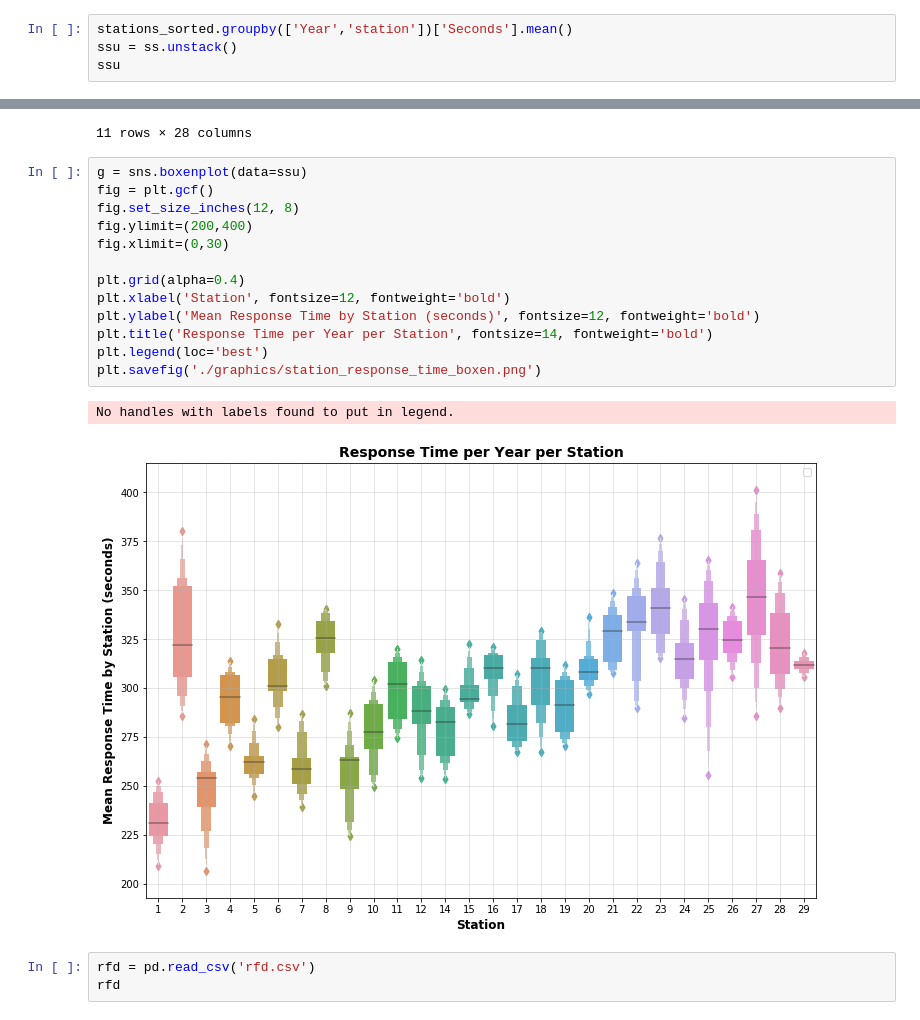
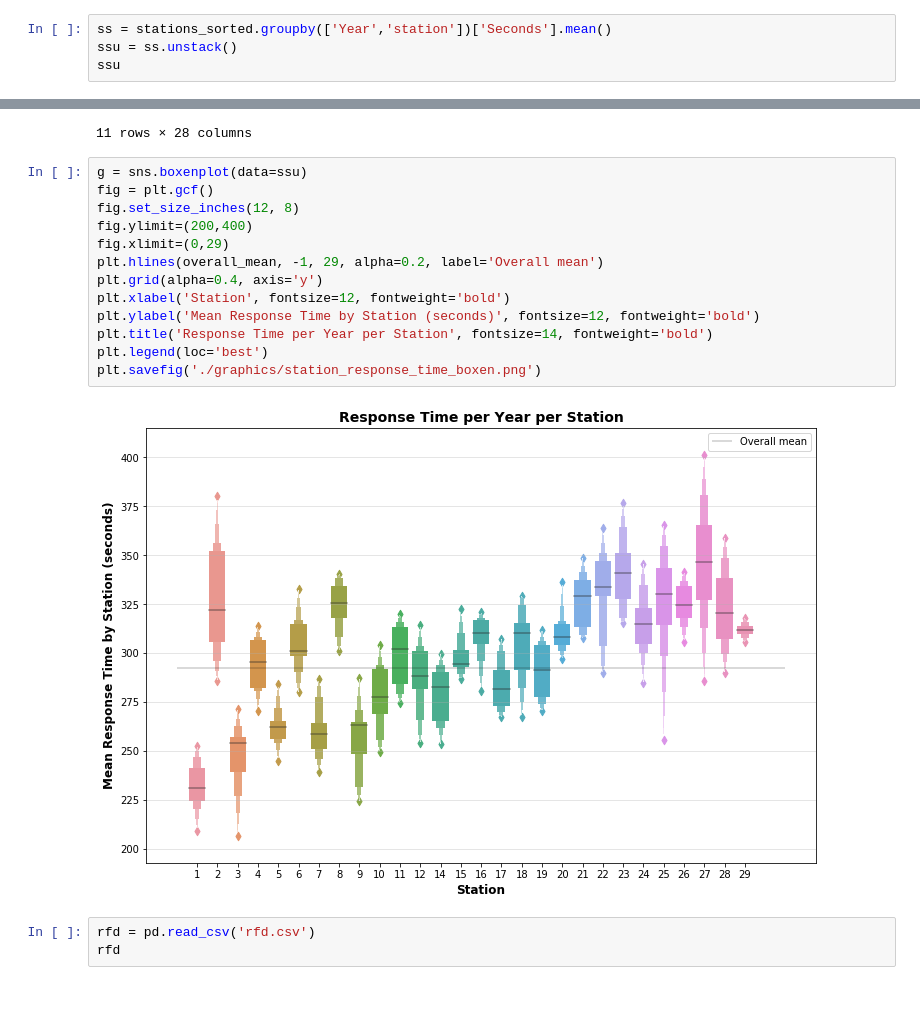
Before and after one commit to xjarodx/Project_1_Group_7, a Jupyter notebook: Fire_Stations.ipynb, the cells around one changed output, grey strips where cells are left out. Drawn from its saved outputs; the diff is of its cells as text.

```diff
--- a/Fire_Stations.ipynb
+++ b/Fire_Stations.ipynb
@@ -248,7 +258,7 @@ plt.savefig('./graphics/station_response_time_curve.png')
 # %% [markdown]
 ##### Scatterplot of mean response time per station/year for further investigation
 # %%
-stations_sorted.groupby(['Year','station'])['Seconds'].mean()
+ss = stations_sorted.groupby(['Year','station'])['Seconds'].mean()
 ssu = ss.unstack()
 ssu
 # %% [output]
@@ -269,19 +279,18 @@ ssu
 # %%
 g = sns.boxenplot(data=ssu)
 fig = plt.gcf()
 fig.set_size_inches(12, 8)
 fig.ylimit=(200,400)
-fig.xlimit=(0,30)
-
-plt.grid(alpha=0.4)
+fig.xlimit=(0,29)
+plt.hlines(overall_mean, -1, 29, alpha=0.2, label='Overall mean')
+plt.grid(alpha=0.4, axis='y')
 plt.xlabel('Station', fontsize=12, fontweight='bold')
 plt.ylabel('Mean Response Time by Station (seconds)', fontsize=12, fontweight='bold')
 plt.title('Response Time per Year per Station', fontsize=14, fontweight='bold')
 plt.legend(loc='best')
 plt.savefig('./graphics/station_response_time_boxen.png')
 # %% [output]
-No handles with labels found to put in legend.
-[figure, old version]
+[figure, new version]
 # %%
 rfd = pd.read_csv('rfd.csv')
 rfd
```
Also changed, not shown: parts of 2 cells of this notebook, 2 other files.
